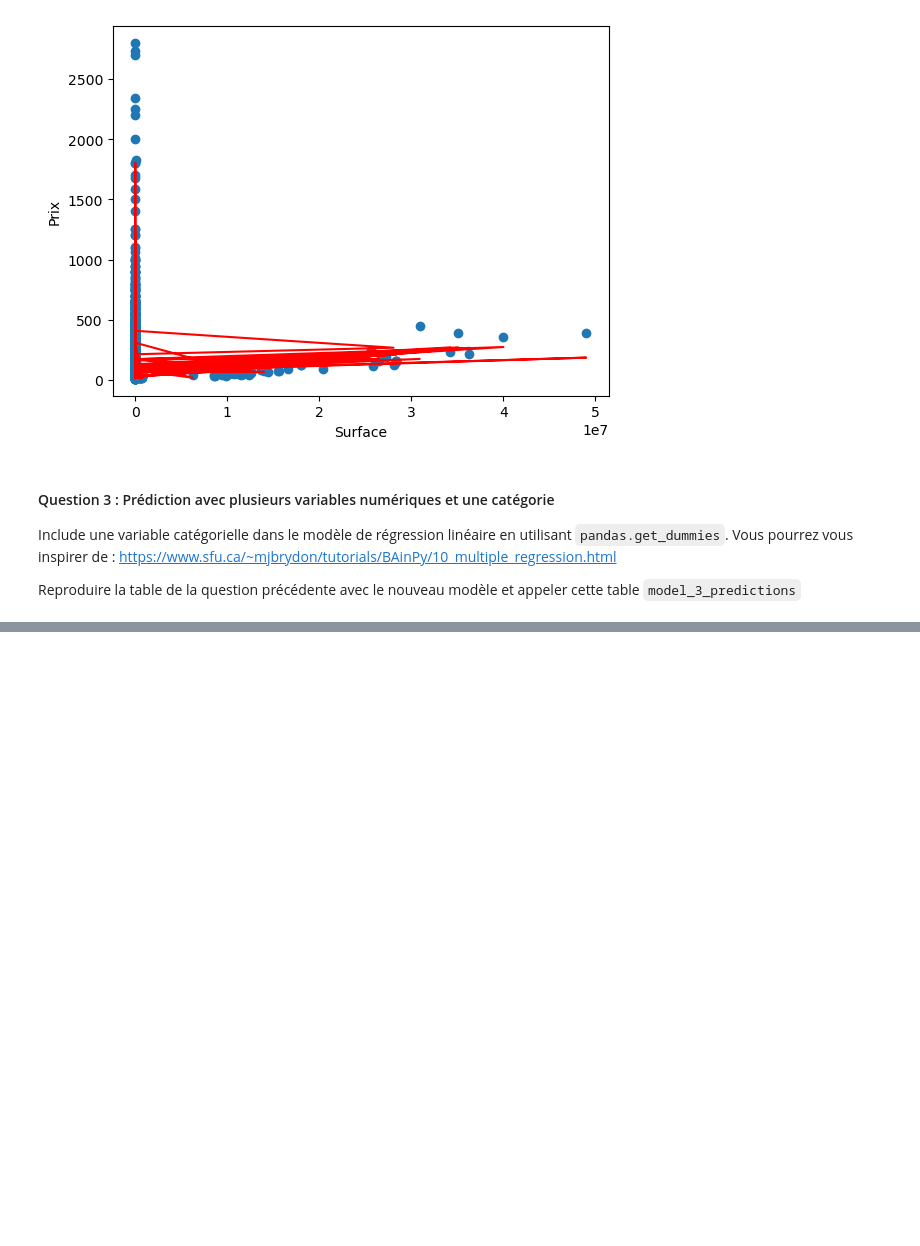
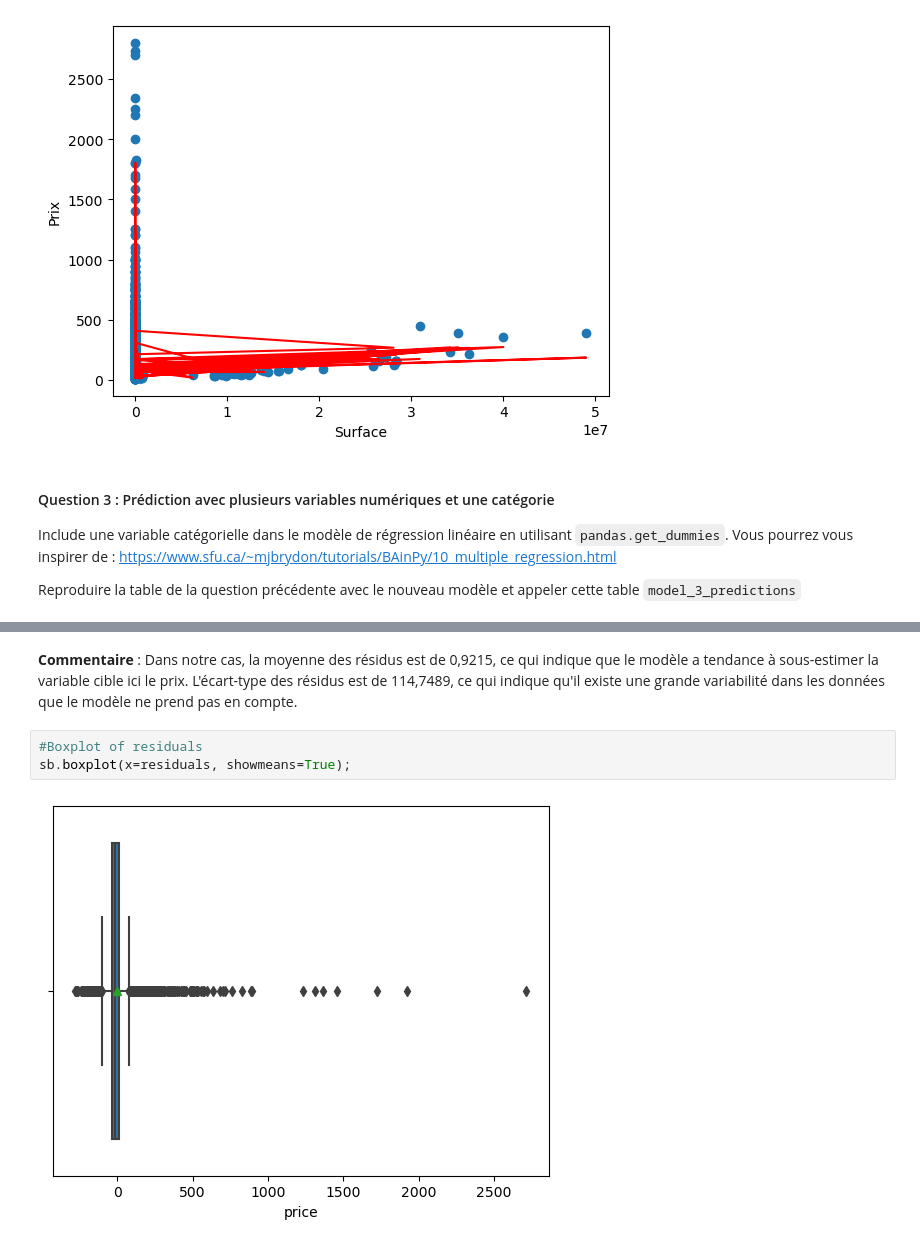
Before and after one commit to MateoDubernet/data-science-project-2, a Jupyter notebook: projet.ipynb, the cells around one changed output, grey strips where cells are left out. Drawn from its saved outputs; the diff is of its cells as text; blank space fills up the shorter version.

```diff
--- a/projet.ipynb
+++ b/projet.ipynb
@@ -692,0 +911,7 @@ Reproduire la table de la question précédente avec le nouveau modèle et appel
+# %% [markdown]
+**Commentaire** : Dans notre cas, la moyenne des résidus est de 0,9215, ce qui indique que le modèle a tendance à sous-estimer la variable cible ici le prix. L'écart-type des résidus est de 114,7489, ce qui indique qu'il existe une grande variabilité dans les données que le modèle ne prend pas en compte.
+# %%
+#Boxplot of residuals
+sb.boxplot(x=residuals, showmeans=True);
+# %% [output]
+[figure, added]
```
Also changed, not shown: parts of 22 cells of this notebook.
